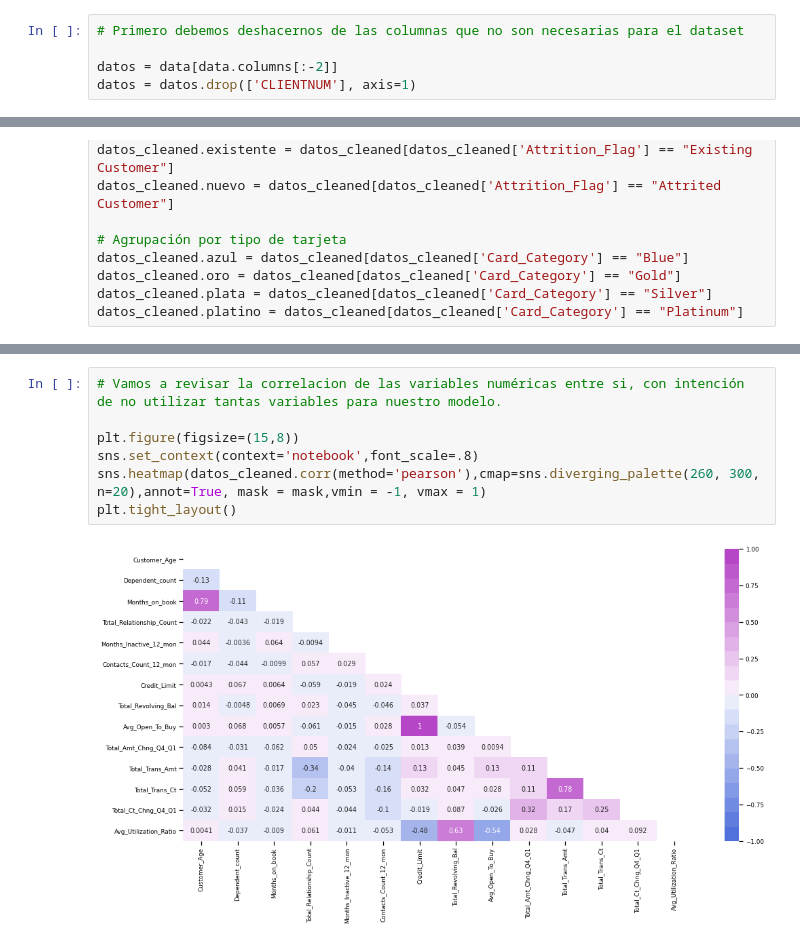
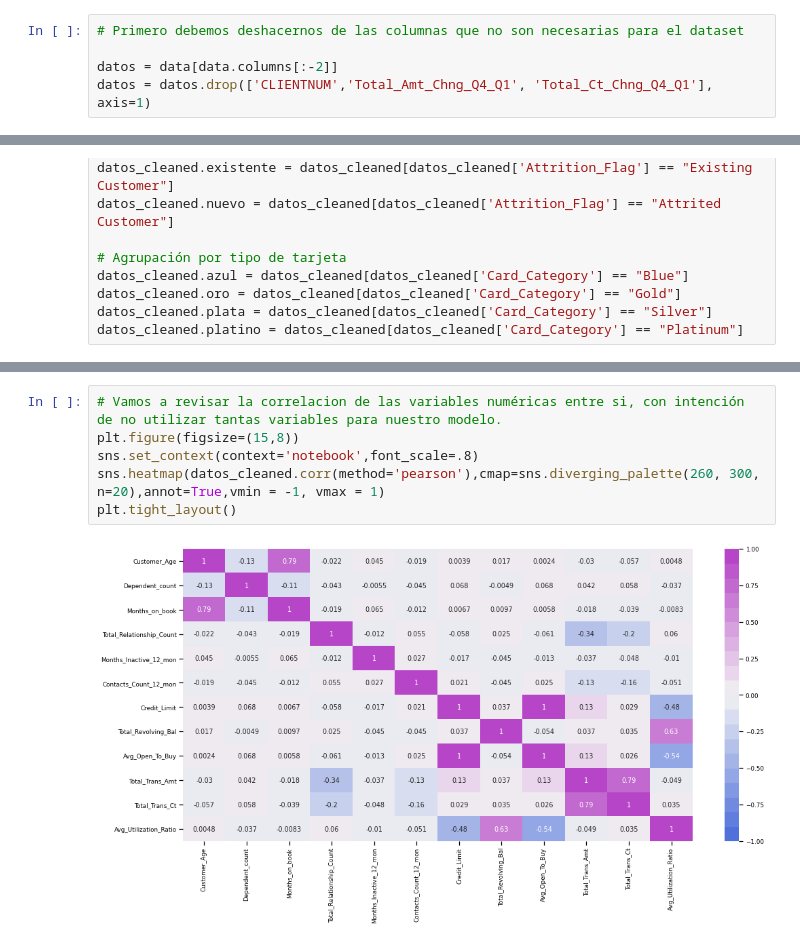
Before and after one commit to andreagonvic/Data-cleansing, a Jupyter notebook: CreditCardDataset.ipynb, the cells around one changed output, grey strips where cells are left out. Cells and saved outputs as stored; diff of their text form.

```diff
--- a/CreditCardDataset.ipynb
+++ b/CreditCardDataset.ipynb
@@ -45,7 +45,7 @@ data.describe()
 # Primero debemos deshacernos de las columnas que no son necesarias para el dataset
 
 datos = data[data.columns[:-2]]
-datos = datos.drop(['CLIENTNUM'], axis=1)
+datos = datos.drop(['CLIENTNUM','Total_Amt_Chng_Q4_Q1', 'Total_Ct_Chng_Q4_Q1'], axis=1)
 # %%
 # Revisamos si hay datos nulos
 
@@ -191,9 +283,8 @@ datos_cleaned.platino = datos_cleaned[datos_cleaned['Card_Category'] == "Platinu
 # %%
 # Vamos a revisar la correlacion de las variables numéricas entre si, con intención de no utilizar tantas variables para nuestro modelo.
-
 plt.figure(figsize=(15,8))
 sns.set_context(context='notebook',font_scale=.8)
-sns.heatmap(datos_cleaned.corr(method='pearson'),cmap=sns.diverging_palette(260, 300, n=20),annot=True, mask = mask,vmin = -1, vmax = 1)
+sns.heatmap(datos_cleaned.corr(method='pearson'),cmap=sns.diverging_palette(260, 300, n=20),annot=True,vmin = -1, vmax = 1)
 plt.tight_layout()
 # %% [output]
-[figure, old version]
+[figure, new version]
```
Also changed, not shown: parts of 12 cells of this notebook.
